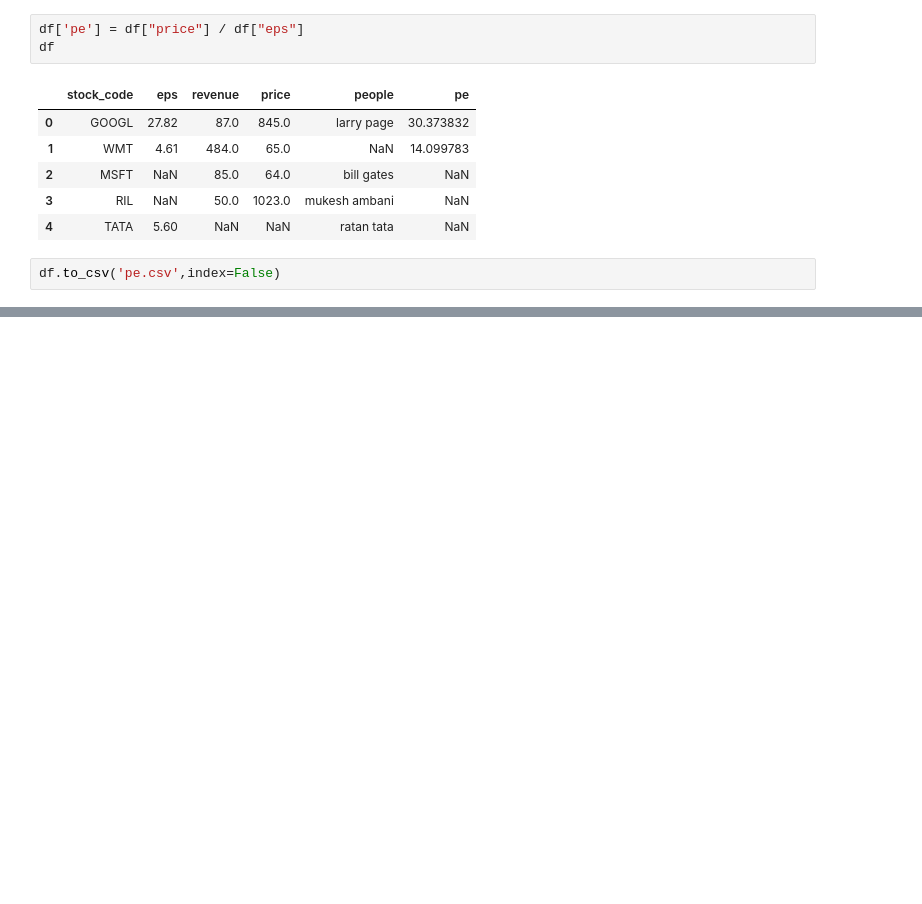
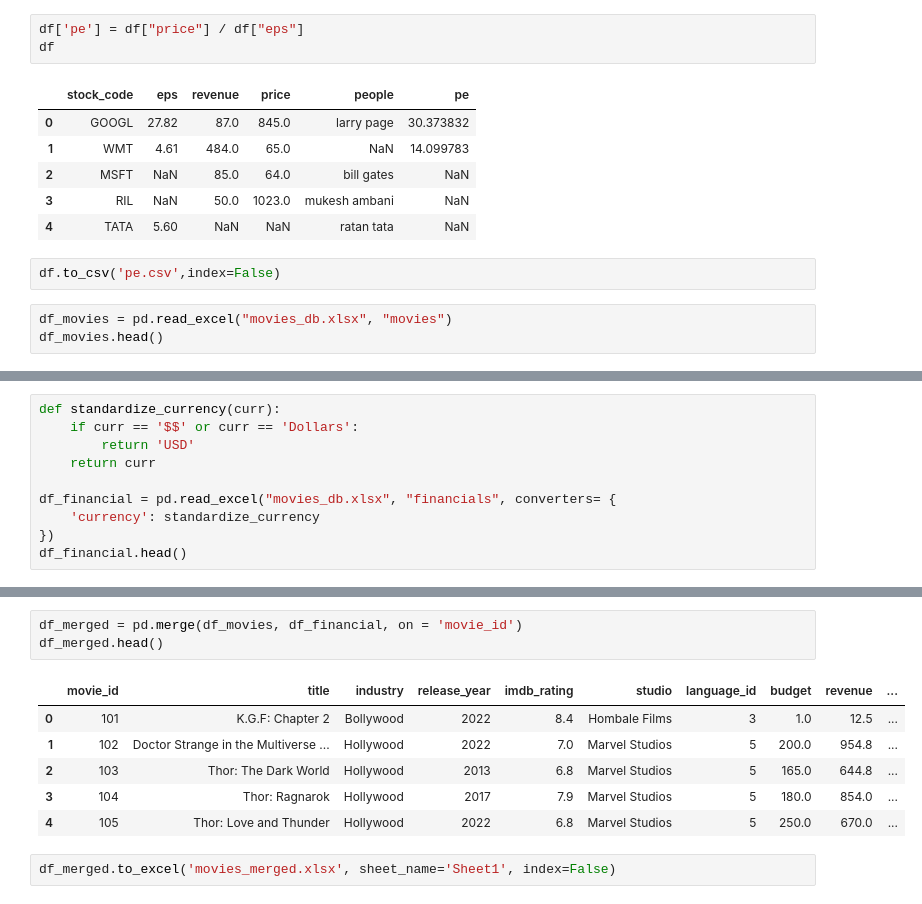
Before and after one commit to rifkyramdhani/data-engineering-bootcamp, a Jupyter notebook: Python/05. Python Basics EDA Using Pandas, Matplotlib, and Seaborn/03. Read, Write Excel and CSV Files.ipynb, the cells around one changed output, grey strips where cells are left out. Saved outputs shown, nothing was run; the diff lists cells and outputs as text; blank space fills up the shorter version.

Commit message:
Exercising excel files

```diff
--- a/Python/05. Python Basics EDA Using Pandas, Matplotlib, and Seaborn/03. Read, Write Excel and CSV Files.ipynb
+++ b/Python/05. Python Basics EDA Using Pandas, Matplotlib, and Seaborn/03. Read, Write Excel and CSV Files.ipynb
@@ -75,3 +75,6 @@ df
 | 4 | TATA | 5.60 | NaN | NaN | ratan tata | NaN |
 # %%
 df.to_csv('pe.csv',index=False)
+# %%
+df_movies = pd.read_excel("movies_db.xlsx", "movies")
+df_movies.head()
@@ -77,0 +102,10 @@ df.to_csv('pe.csv',index=False)
+# %%
+def standardize_currency(curr):
+    if curr == '$$' or curr == 'Dollars':
+        return 'USD'
+    return curr
+
+df_financial = pd.read_excel("movies_db.xlsx", "financials", converters= {
+    'currency': standardize_currency
+})
+df_financial.head()
@@ -77,0 +119,12 @@ df.to_csv('pe.csv',index=False)
+# %%
+df_merged = pd.merge(df_movies, df_financial, on = 'movie_id')
+df_merged.head()
+# %% [output]
+|  | movie_id | title | industry | release_year | imdb_rating | studio | language_id | budget | revenue | ... |
+| 0 | 101 | K.G.F: Chapter 2 | Bollywood | 2022 | 8.4 | Hombale Films | 3 | 1.0 | 12.5 | ... |
+| 1 | 102 | Doctor Strange in the Multiverse ... | Hollywood | 2022 | 7.0 | Marvel Studios | 5 | 200.0 | 954.8 | ... |
+| 2 | 103 | Thor: The Dark World | Hollywood | 2013 | 6.8 | Marvel Studios | 5 | 165.0 | 644.8 | ... |
+| 3 | 104 | Thor: Ragnarok | Hollywood | 2017 | 7.9 | Marvel Studios | 5 | 180.0 | 854.0 | ... |
+| 4 | 105 | Thor: Love and Thunder | Hollywood | 2022 | 6.8 | Marvel Studios | 5 | 250.0 | 670.0 | ... |
+# %%
+df_merged.to_excel('movies_merged.xlsx', sheet_name='Sheet1', index=False)
```
Also changed, not shown: parts of 7 cells of this notebook, 5 other files.
